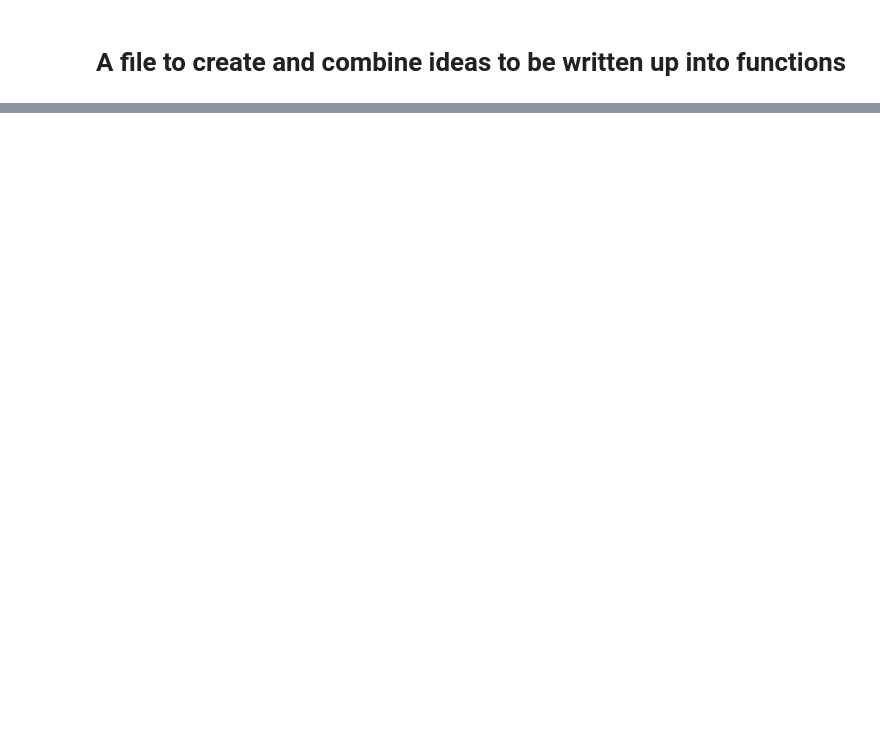
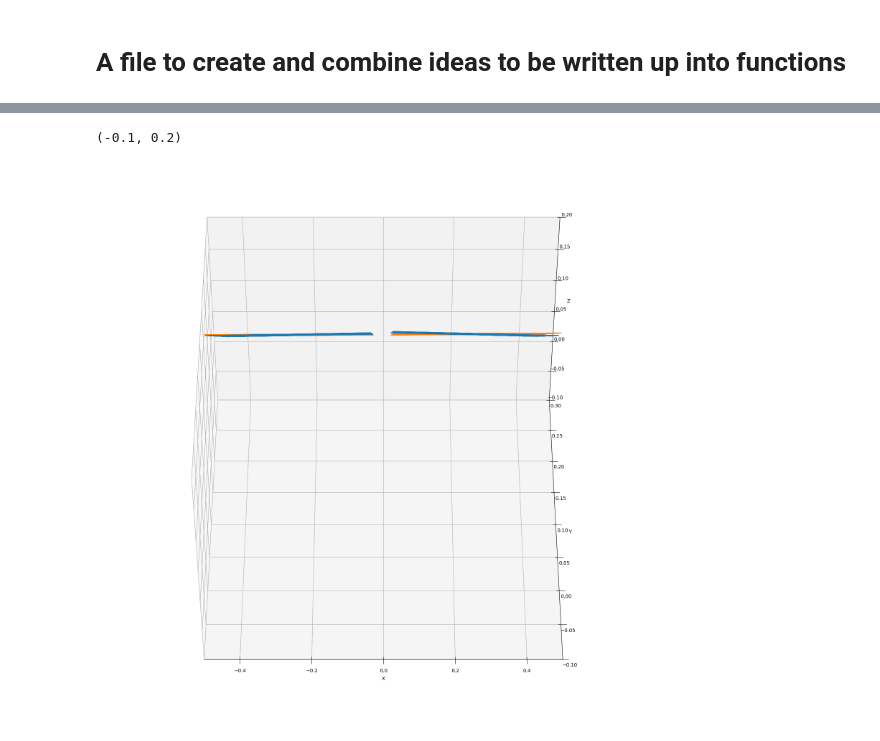
Before and after one commit to TomHStevens/HED-6659-Data-Analysis, a Jupyter notebook: Workspace.ipynb, the cells around one changed output, grey strips where cells are left out. Saved outputs shown, nothing was run; the diff lists cells and outputs as text; code cells hidden in the pictures; blank space fills up the shorter version.

```diff
--- a/Workspace.ipynb
+++ b/Workspace.ipynb
@@ -30,0 +67,2 @@ with open("Configuration.yml", 'r') as ymlfile:
+# %%
+normal, points = detectors_to_common_plane()
@@ -30,0 +120,18 @@ with open("Configuration.yml", 'r') as ymlfile:
+# %%
+fig = plt.figure(figsize = (10, 10))
+ax = fig.add_subplot(projection='3d')
+
+ax.axis('equal')
+ax.scatter(detectors[0, ::100], detectors[1, ::100], detectors[2, ::100], s = 0.1)
+ax.scatter(projection[0, ::100], projection[1, ::100], projection[2, ::100], s = 0.1, alpha = 1)
+ax.view_init(elev=47, azim=-90)
+ax.set_xlabel('X')
+ax.set_ylabel('Y')
+ax.set_zlabel('Z')
+
+ax.axes.set_xlim3d(left=-0.5, right=0.5)
+ax.axes.set_ylim3d(bottom=-0.1, top=0.3)
+ax.axes.set_zlim3d(bottom=-0.1, top=0.2)
+# %% [output]
+(-0.1, 0.2)
+[figure, added]
```
Also changed, not shown: parts of 14 cells of this notebook, 1 other file.
